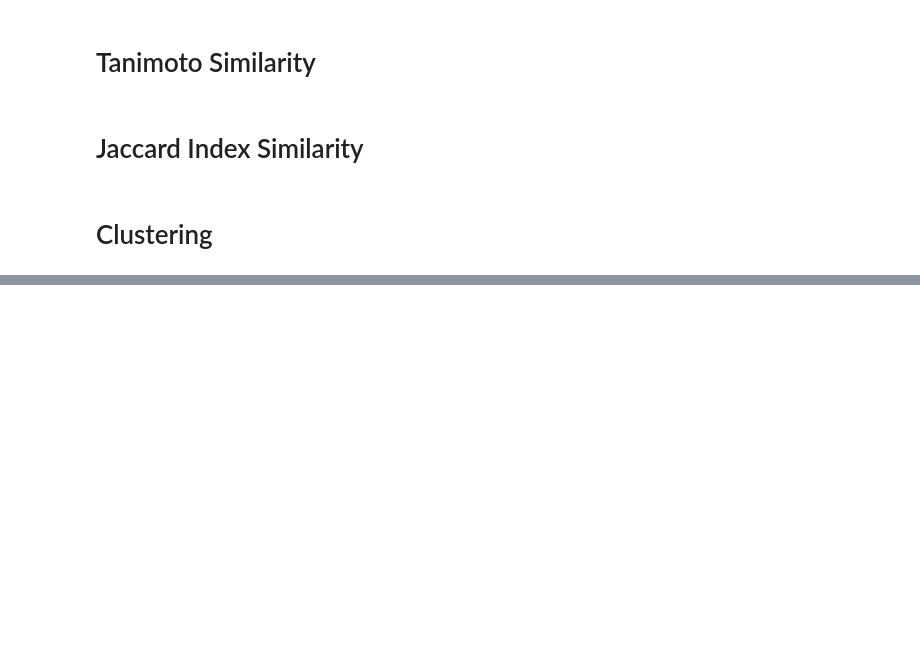
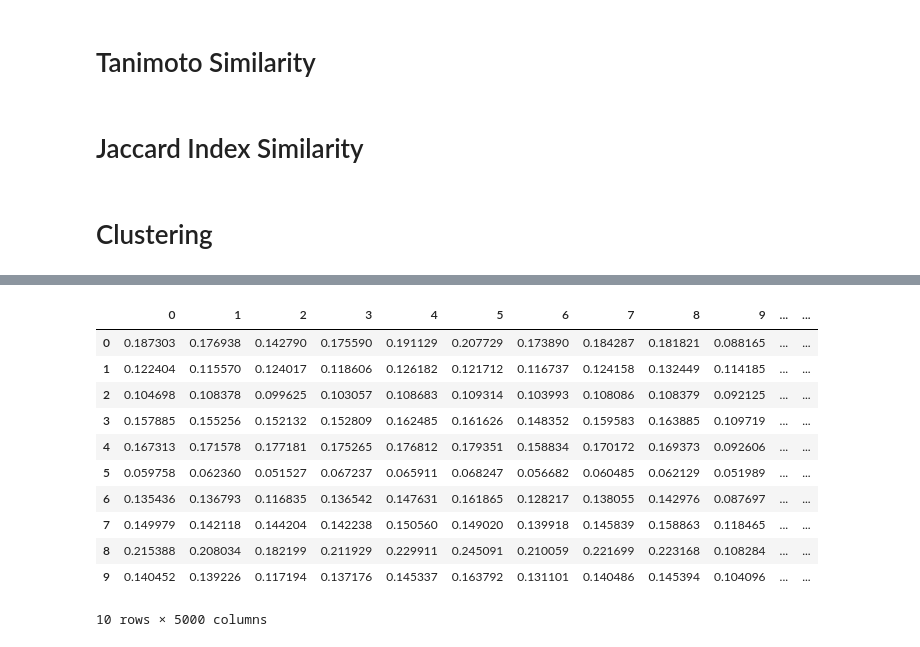
Before and after one commit to NVIDIA/cheminformatics, a Jupyter notebook: demo-tani.ipynb, the cells around one changed output, grey strips where cells are left out. Cells and saved outputs as stored; diff of their text form; code cells hidden in the pictures; blank space fills up the shorter version.

```diff
--- a/demo-tani.ipynb
+++ b/demo-tani.ipynb
@@ -52,7 +52,7 @@ CUDA_VISIBLE_DEVICES = cuda_visible_devices(0).split(',')
 pca_comps = 64
 n_clusters = 6
 n_neighbors=100
-num_mols=20000
+num_mols=5000
 
 enable_tcp_over_ucx = True
 enable_nvlink = False
@@ -186,8 +186,9 @@ def compute_norms(data, norms):
     norms[i] = len(data[i])
     for j in range(len(data[i])):
         if data[i][j] != 0:
-            data[i][j] = j + 1
-            norms[i] = norms[i] + ((j + 1)**2)
+            value = j + 1
+            data[i][j] = value
+            norms[i] = norms[i] + (value**2)
 
     if norms[i] != 0:
         norms[i] = math.sqrt(norms[i])
@@ -199,6 +200,10 @@ def compute_tanimoto_sim_matix(data, norms, sim_array):
 
     i = x // rows
     j = x % rows
+
+    if i == j:
+        sim_array[i][j] = 1
+        return
 
     a = data[i]
     b = data[j]
@@ -265,0 +273,26 @@ Wall time: 1min 21s
+# %%
+df2 = cudf.DataFrame(sim_array)
+def plot_kmeans_umap(df2):
+    kmeans_float = cuml.KMeans(n_clusters=n_clusters,
+                               random_state=0,
+                              init='k-means||')
+    kmeans_float.fit(df2)
+#     kmeans_float = DBSCAN(eps = 1.0, min_samples = 1)
+#     kmeans_float.fit(df2)
+
+    umap = cuml.UMAP(n_neighbors=100,
+                     min_dist=0.2,
+                     spread=3.0,
+                     a=1,
+                     b=1,
+                     learning_rate=1.0)
+    Xt = umap.fit_transform(df2)
+
+    df2['x'] = Xt[0]
+    df2['y'] = Xt[1]
+    df2['cluster'] = kmeans_float.labels_
+    show_cluster_plot(df2)
+
+    return  kmeans_float.cluster_centers_
+
+cluster_centers = plot_kmeans_umap(df2)
@@ -265,0 +302,19 @@ Wall time: 1min 21s
+# %%
+cluster_centers
+# cluster = 1                                         # <- PLEASE CHANGE CLUSTER AS REQUIRED
+# query = 'cluster == ' + str(cluster)
+# tcdf = df2.query(query)
+# show_cluster_plot(tcdf)
+# %% [output]
+|  | 0 | 1 | 2 | 3 | 4 | 5 | 6 | 7 | 8 | 9 | ... | ... |
+| 0 | 0.187303 | 0.176938 | 0.142790 | 0.175590 | 0.191129 | 0.207729 | 0.173890 | 0.184287 | 0.181821 | 0.088165 | ... | ... |
+| 1 | 0.122404 | 0.115570 | 0.124017 | 0.118606 | 0.126182 | 0.121712 | 0.116737 | 0.124158 | 0.132449 | 0.114185 | ... | ... |
+| 2 | 0.104698 | 0.108378 | 0.099625 | 0.103057 | 0.108683 | 0.109314 | 0.103993 | 0.108086 | 0.108379 | 0.092125 | ... | ... |
+| 3 | 0.157885 | 0.155256 | 0.152132 | 0.152809 | 0.162485 | 0.161626 | 0.148352 | 0.159583 | 0.163885 | 0.109719 | ... | ... |
+| 4 | 0.167313 | 0.171578 | 0.177181 | 0.175265 | 0.176812 | 0.179351 | 0.158834 | 0.170172 | 0.169373 | 0.092606 | ... | ... |
+| 5 | 0.059758 | 0.062360 | 0.051527 | 0.067237 | 0.065911 | 0.068247 | 0.056682 | 0.060485 | 0.062129 | 0.051989 | ... | ... |
+| 6 | 0.135436 | 0.136793 | 0.116835 | 0.136542 | 0.147631 | 0.161865 | 0.128217 | 0.138055 | 0.142976 | 0.087697 | ... | ... |
+| 7 | 0.149979 | 0.142118 | 0.144204 | 0.142238 | 0.150560 | 0.149020 | 0.139918 | 0.145839 | 0.158863 | 0.118465 | ... | ... |
+| 8 | 0.215388 | 0.208034 | 0.182199 | 0.211929 | 0.229911 | 0.245091 | 0.210059 | 0.221699 | 0.223168 | 0.108284 | ... | ... |
+| 9 | 0.140452 | 0.139226 | 0.117194 | 0.137176 | 0.145337 | 0.163792 | 0.131101 | 0.140486 | 0.145394 | 0.104096 | ... | ... |
+10 rows × 5000 columns
```
Also changed, not shown: parts of 4 cells of this notebook, 1 other file.
